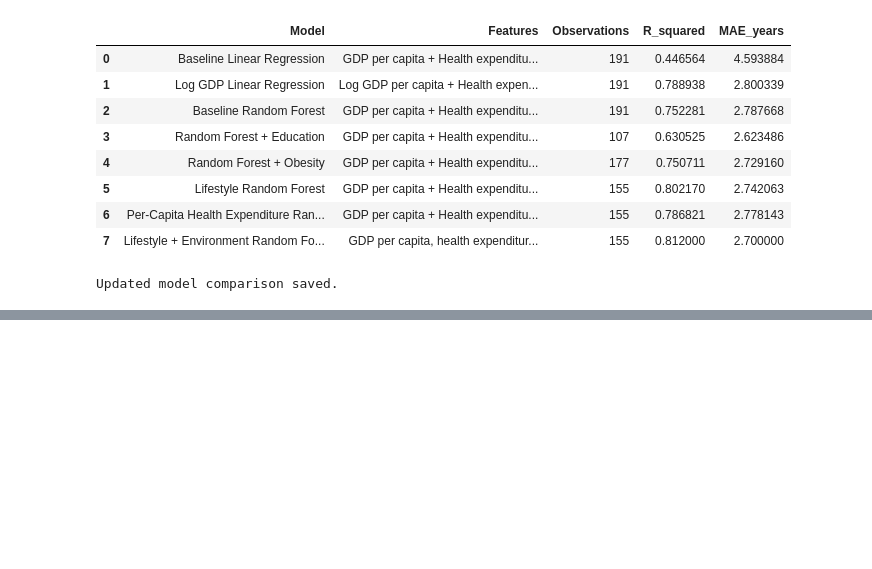
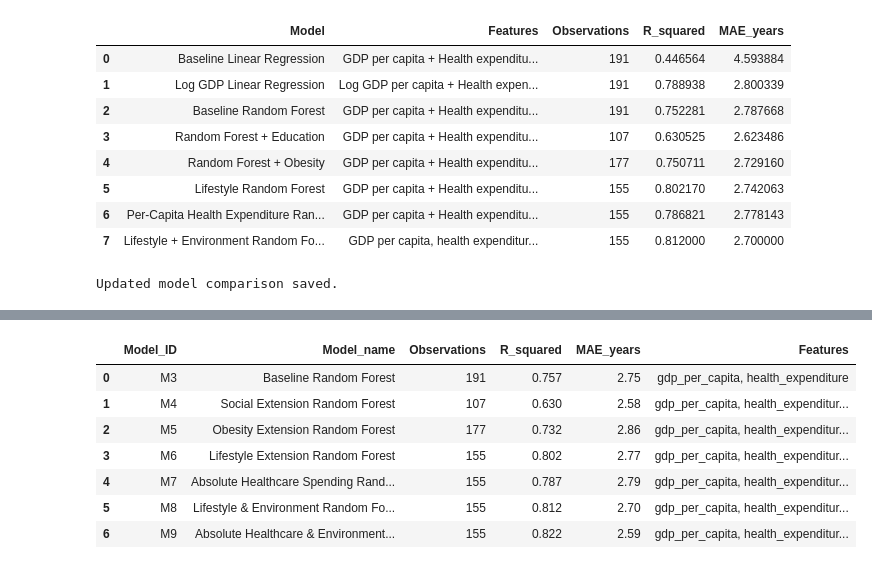
Before and after one commit to serrafrancesco271105/life-expectancy-machine-learning, a Jupyter notebook: notebooks/01_data_exploration.ipynb, the cells around one changed output, grey strips where cells are left out. Cells and saved outputs as stored; diff of their text form; code cells hidden in the pictures; blank space fills up the shorter version.

```diff
--- a/notebooks/01_data_exploration.ipynb
+++ b/notebooks/01_data_exploration.ipynb
@@ -2609,0 +2647,25 @@ Updated model comparison saved.
+# %%
+import json
+
+notebook_path = "01_data_exploration.ipynb"
+
+with open(notebook_path, "r", encoding="utf-8") as f:
+    nb = json.load(f)
+
+search_terms = [
+    "health_expenditure_per_capita",
+    "SH.XPD.CHEX.PC.CD"
+]
+
+for i, cell in enumerate(nb["cells"]):
+    source_lines = cell.get("source", [])
+    matches = []
+
+    for line_number, line in enumerate(source_lines, start=1):
+        if any(term in line for term in search_terms):
+            matches.append((line_number, line.strip()))
+
+    if matches:
+        print(f"\n--- Cell {i} ---")
+        for line_number, line in matches:
+            print(f"Line {line_number}: {line}")
@@ -2609,0 +2718,8 @@ Updated model comparison saved.
+# %%
+import pandas as pd
+
+pd.set_option('display.max_colwidth', None)
+pd.set_option('display.max_columns', None)
+pd.set_option('display.width', None)
+
+model_comparison
@@ -2609,0 +3606,11 @@ Updated model comparison saved.
+# %%
+rf_performance_audit
+# %% [output]
+|  | Model_ID | Model_name | Observations | R_squared | MAE_years | Features |
+| 0 | M3 | Baseline Random Forest | 191 | 0.757 | 2.75 | gdp_per_capita, health_expenditure |
+| 1 | M4 | Social Extension Random Forest | 107 | 0.630 | 2.58 | gdp_per_capita, health_expenditur... |
+| 2 | M5 | Obesity Extension Random Forest | 177 | 0.732 | 2.86 | gdp_per_capita, health_expenditur... |
+| 3 | M6 | Lifestyle Extension Random Forest | 155 | 0.802 | 2.77 | gdp_per_capita, health_expenditur... |
+| 4 | M7 | Absolute Healthcare Spending Rand... | 155 | 0.787 | 2.79 | gdp_per_capita, health_expenditur... |
+| 5 | M8 | Lifestyle & Environment Random Fo... | 155 | 0.812 | 2.70 | gdp_per_capita, health_expenditur... |
+| 6 | M9 | Absolute Healthcare & Environment... | 155 | 0.822 | 2.59 | gdp_per_capita, health_expenditur... |
```
Also changed, not shown: parts of 22 cells of this notebook, 12 other files.
